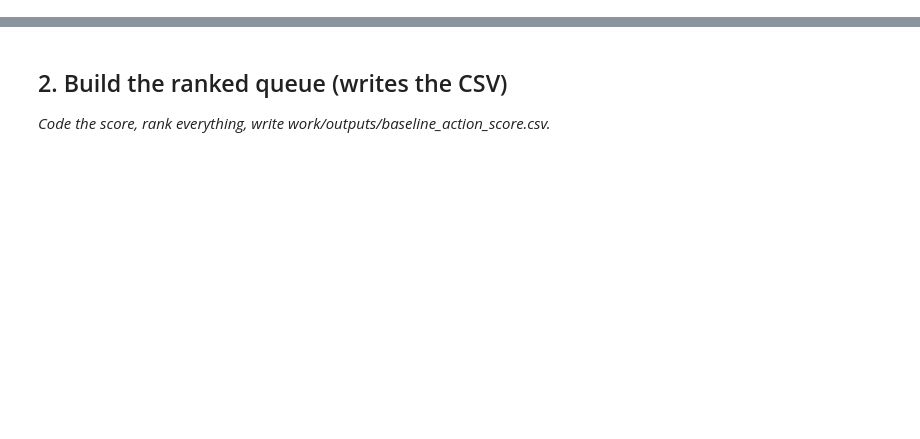
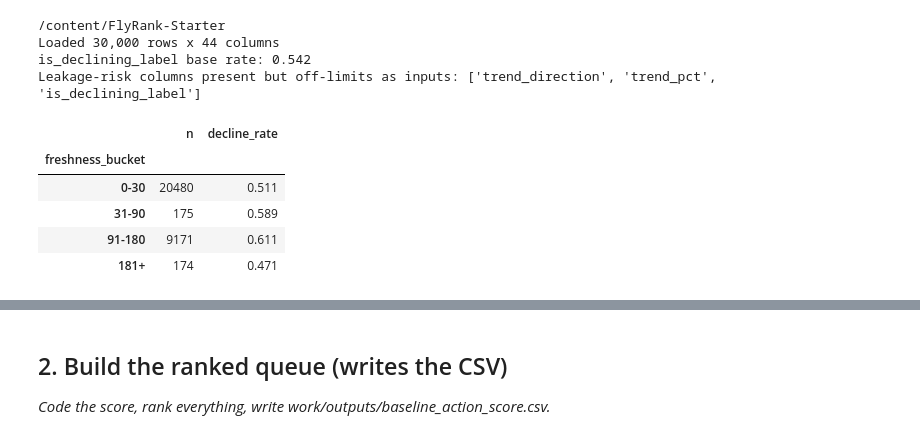
Before and after one commit to kaminari19/FlyRank-Starter, a Jupyter notebook: work/notebooks/w04_baseline_score.ipynb, the cells around one changed output, grey strips where cells are left out. Cells and saved outputs as stored; diff of their text form; code cells hidden in the pictures; blank space fills up the shorter version.

```diff
--- a/work/notebooks/w04_baseline_score.ipynb
+++ b/work/notebooks/w04_baseline_score.ipynb
@@ -15,0 +25,57 @@ This skeleton is yours to fill. Work the sections **in order** — each one has
+# %%
+import os
+
+REPO_URL = "https://github.com/kaminari19/FlyRank-Starter.git"
+REPO_DIR = "FlyRank-Starter"
+
+# Always start from /content so re-running this cell never nests FlyRank-Starter/FlyRank-Starter
+os.chdir("/content") if os.path.exists("/content") else None
+
+if not os.path.exists(REPO_DIR):
+    !git clone -q {REPO_URL}
+
+%cd {REPO_DIR}
+!pip install -q -r requirements.txt
+
+import pandas as pd
+import numpy as np
+
+DATA_PATH = "data/raw/content_refresh_anonymized.csv"
+assert os.path.exists(DATA_PATH), f"Expected {DATA_PATH} — check the repo cloned correctly."
+
+df = pd.read_csv(DATA_PATH)
+print(f"Loaded {df.shape[0]:,} rows x {df.shape[1]} columns")
+
+# is_declining_label isn't shipped precomputed — build it from trend_direction (same as week 2)
+assert "trend_direction" in df.columns, "trend_direction missing — check column list above."
+df["is_declining_label"] = (df["trend_direction"] == "down").astype(int)
+print("is_declining_label base rate:", df["is_declining_label"].mean().round(3))
+
+# Leakage guardrail (from skills/flyrank/flyrank-data): these are NEVER rule inputs.
+LEAKAGE_COLS = {"trend_direction", "trend_pct", "is_declining_label",
+                "health_score", "recommended_action", "action_type"}
+print("Leakage-risk columns present but off-limits as inputs:",
+      [c for c in LEAKAGE_COLS if c in df.columns])
+# %% [output]
+/content/FlyRank-Starter
+Loaded 30,000 rows x 44 columns
+is_declining_label base rate: 0.542
+Leakage-risk columns present but off-limits as inputs: ['trend_direction', 'trend_pct', 'is_declining_label']
+# %%
+bins   = [-1, 30, 90, 180, 100_000]
+labels = ["0-30", "31-90", "91-180", "181+"]
+df["freshness_bucket"] = pd.cut(df["days_since_last_update"], bins=bins, labels=labels)
+
+staleness_table = (
+    df.groupby("freshness_bucket", observed=True)["is_declining_label"]
+      .agg(n="count", decline_rate="mean")
+      .round(3)
+)
+staleness_table
+# %% [output]
+|  | n | decline_rate |
+| freshness_bucket |  |  |
+| 0-30 | 20480 | 0.511 |
+| 31-90 | 175 | 0.589 |
+| 91-180 | 9171 | 0.611 |
+| 181+ | 174 | 0.471 |
```
Also changed, not shown: parts of 12 cells of this notebook.
